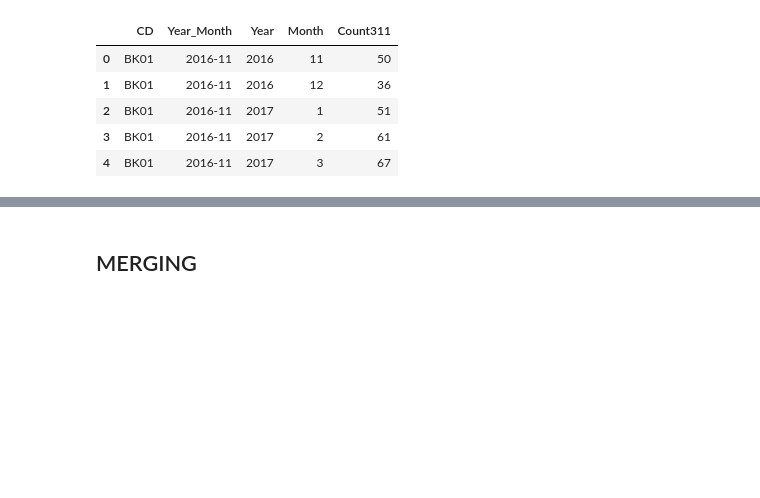
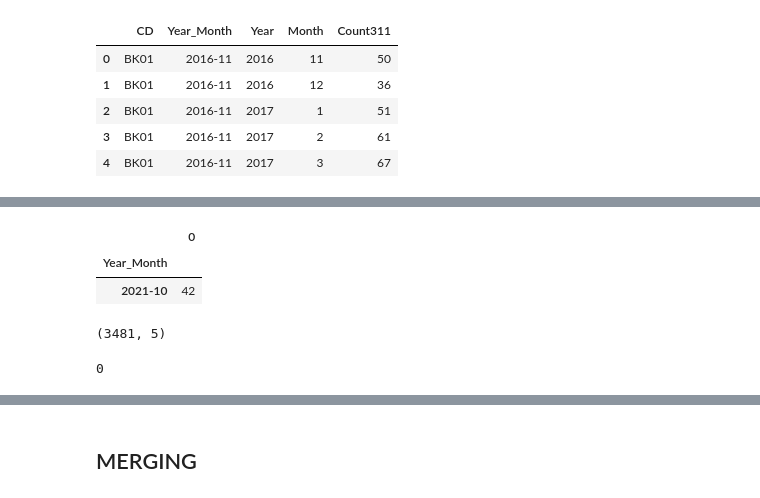
Before and after one commit to glpincus/NYCclean_ML4C, a Jupyter notebook: Data/NYCclean_Merging.ipynb, the cells around one changed output, grey strips where cells are left out. Drawn from its saved outputs; the diff is of its cells as text; code cells hidden in the pictures; blank space fills up the shorter version.

```diff
--- a/Data/NYCclean_Merging.ipynb
+++ b/Data/NYCclean_Merging.ipynb
@@ -199,0 +231,24 @@ df311.head()
+# %%
+# which months have incomplete data?
+size = pd.DataFrame(df311.groupby(by='Year_Month').size())
+size[size[0] < 59]
+# %% [output]
+|  | 0 |
+| Year_Month |  |
+| 2021-10 | 42 |
+# %%
+df311 = df311[df311['Year_Month'] != '2021-10']
+df311.shape
+
+# 42 rows lost by removing 2021-10.
+
+# not certain if there are exogenic shocks that affected CDs differentially during this month
+# such that some CDs did not have make any 311 reports at all, despite
+# consistently having done so for all previous months.
+# so a decision was made to remove this month entirely.
+# %% [output]
+(3481, 5)
+# %%
+(df311['Count311']==0).sum()
+# %% [output]
+0
```
Also changed, not shown: parts of 15 cells of this notebook, 3 other files.
